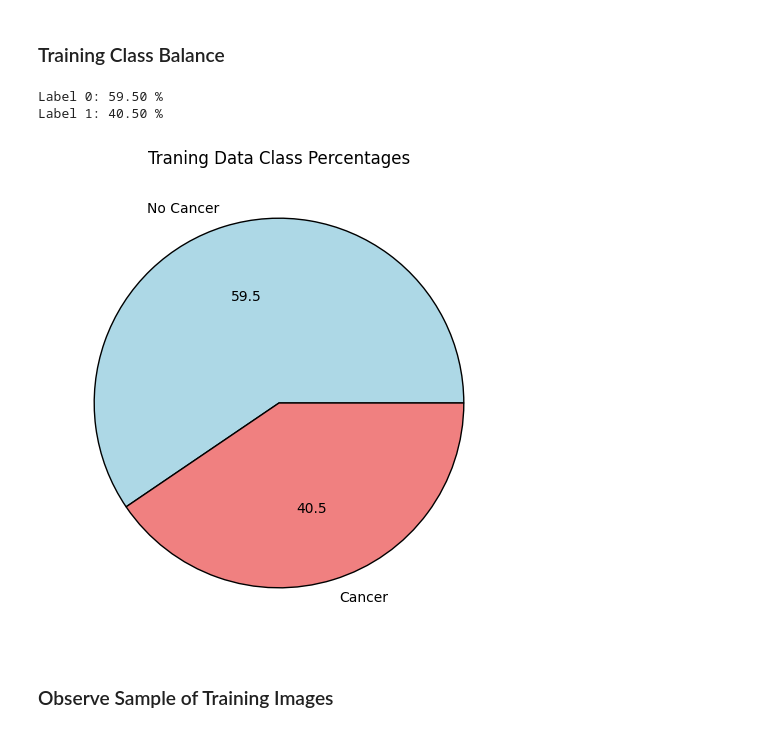
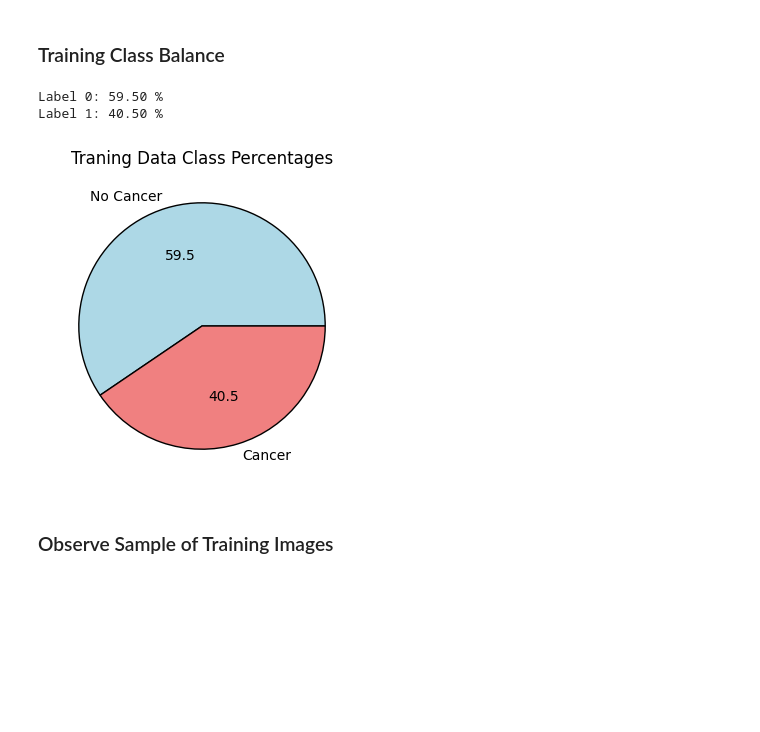
Before and after one commit to christopherbui/machine-learning-projects, a Jupyter notebook: histopathologic-cancer-detection/cancer_detection.ipynb, the cells around one changed output. Cells and saved outputs as stored; diff of their text form; code cells hidden in the pictures; blank space fills up the shorter version.

Commit message:
changed balance plot size

```diff
--- a/histopathologic-cancer-detection/cancer_detection.ipynb
+++ b/histopathologic-cancer-detection/cancer_detection.ipynb
@@ -84,23 +84,23 @@ train_labels.head(5)
 # %%
 # examine training data's class balance
 train_labels_counts = train_labels.label.value_counts()
 
 print(f'Label 0: {train_labels_counts[0] / len(train_labels) * 100:.2f} %')
 print(f'Label 1: {train_labels_counts[1] / len(train_labels) * 100:.2f} %')
 
-plt.figure(figsize=(6, 6))
+plt.figure(figsize=(4, 4))
 plt.pie(train_labels_counts,
         labels=['No Cancer', 'Cancer'],
         startangle=0, colors=['lightblue', 'lightcoral'],
         autopct='%1.1f',
         wedgeprops={'edgecolor': 'black',
                     'linewidth': 1})
 plt.title('Traning Data Class Percentages')
 plt.show()
 # %% [output]
 Label 0: 59.50 %
 Label 1: 40.50 %
-[figure, old version]
+[figure, new version]
 # %% [markdown]
 ### Observe Sample of Training Images
 # %%
```
